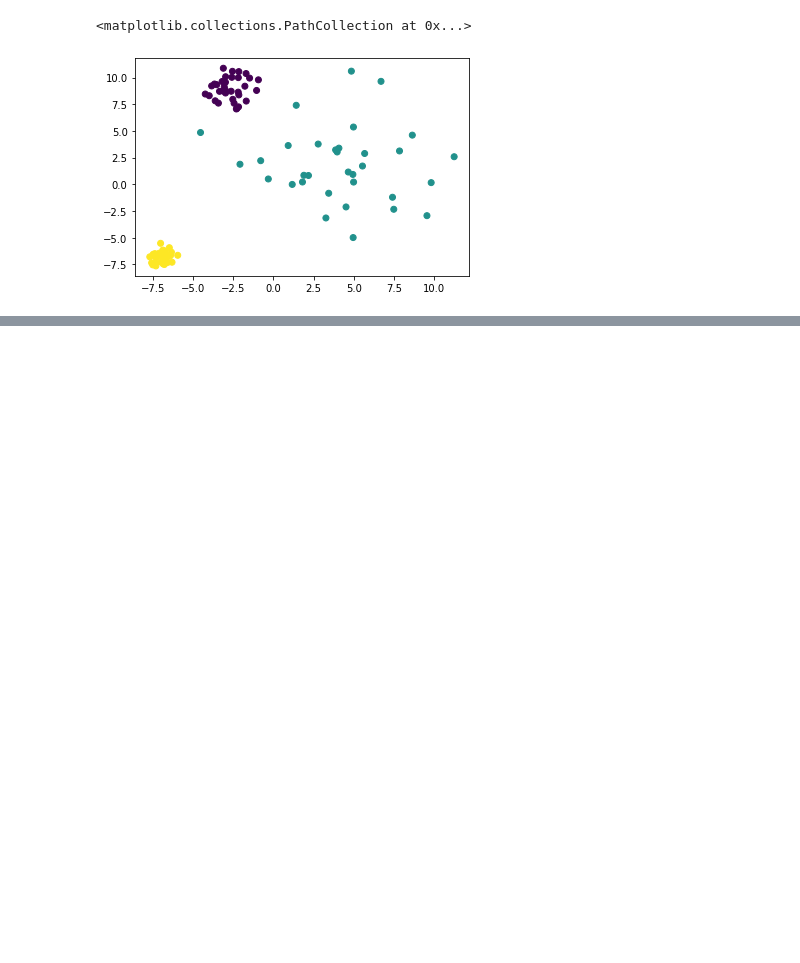
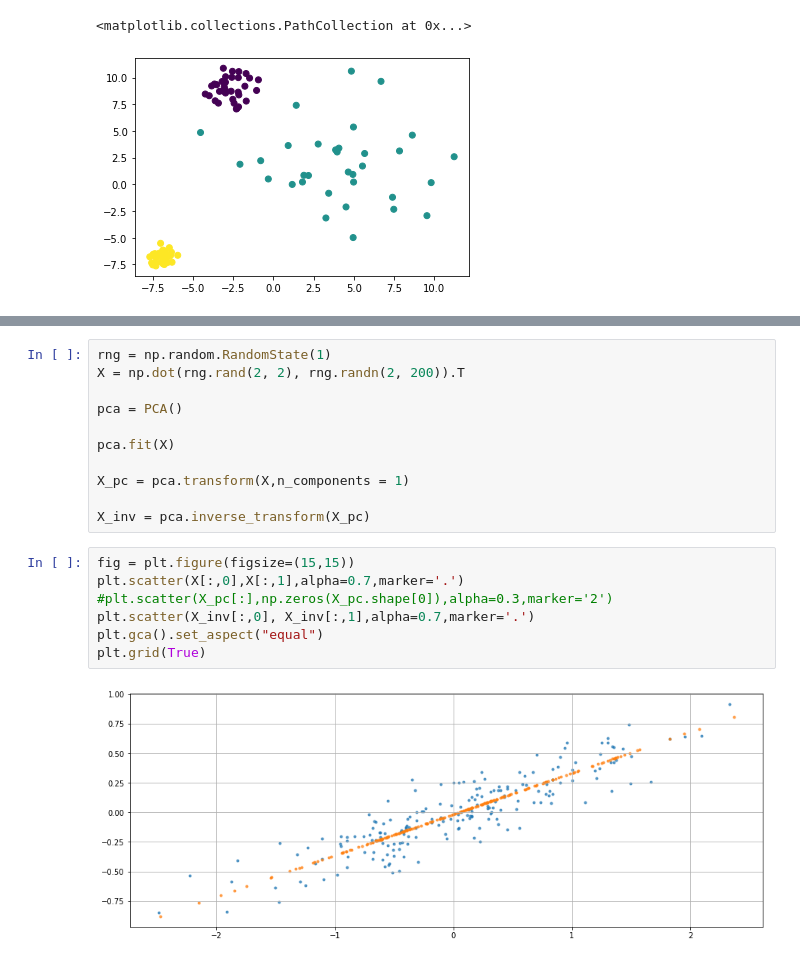
Before and after one commit to ruke1ire/AIT, a Jupyter notebook: ML/JupyterLab/CheatSheet/CheatSheetFinal.ipynb, the cells around one changed output, grey strips where cells are left out. Saved outputs shown, nothing was run; the diff lists cells and outputs as text; blank space fills up the shorter version.

```diff
--- a/ML/JupyterLab/CheatSheet/CheatSheetFinal.ipynb
+++ b/ML/JupyterLab/CheatSheet/CheatSheetFinal.ipynb
@@ -633,0 +905,20 @@ plt.scatter(X[:,0],X[:,1],c=prediction)
+# %%
+rng = np.random.RandomState(1)
+X = np.dot(rng.rand(2, 2), rng.randn(2, 200)).T
+
+pca = PCA()
+
+pca.fit(X)
+
+X_pc = pca.transform(X,n_components = 1)
+
+X_inv = pca.inverse_transform(X_pc)
+# %%
+fig = plt.figure(figsize=(15,15))
+plt.scatter(X[:,0],X[:,1],alpha=0.7,marker='.')
+#plt.scatter(X_pc[:],np.zeros(X_pc.shape[0]),alpha=0.3,marker='2')
+plt.scatter(X_inv[:,0], X_inv[:,1],alpha=0.7,marker='.')
+plt.gca().set_aspect("equal")
+plt.grid(True)
+# %% [output]
+[figure, added]
```
Also changed, not shown: parts of 20 cells of this notebook, 2 other files.
